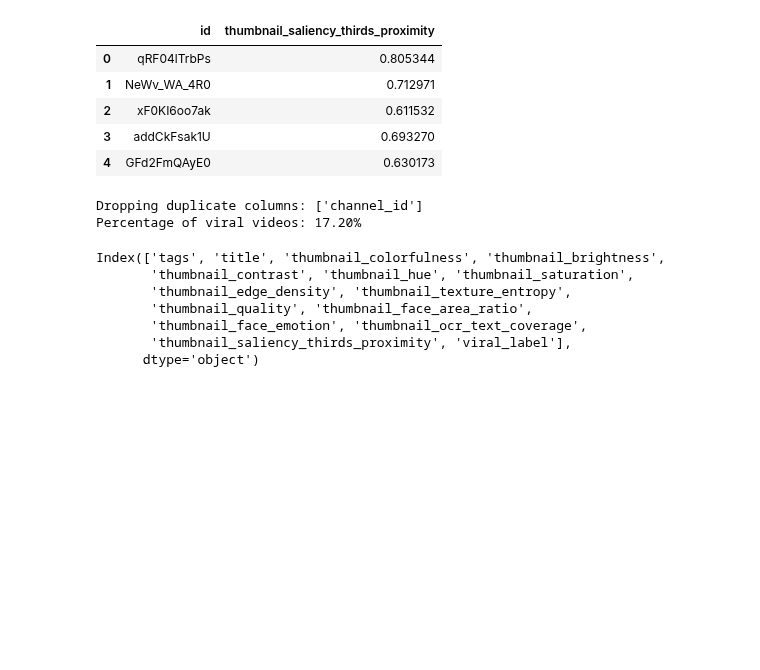
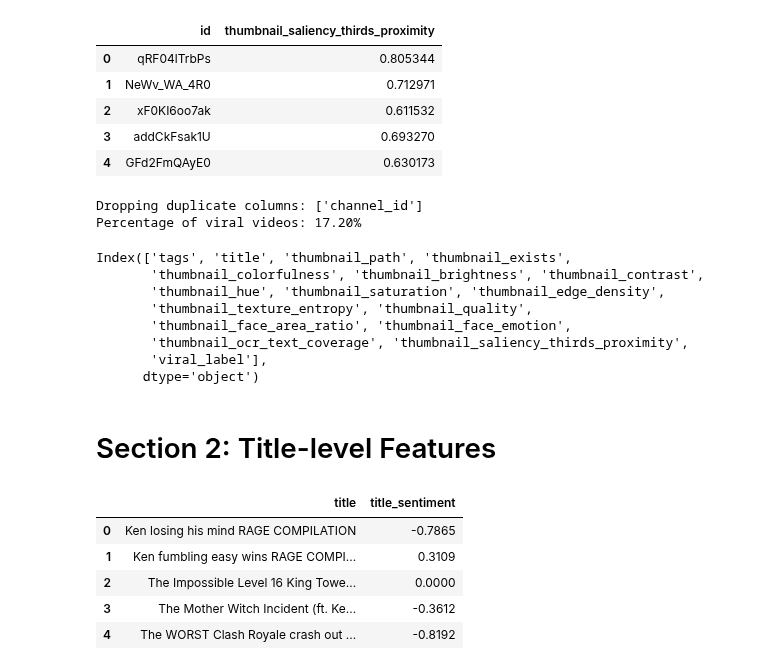
Before and after one commit to rithikkulkarni/Video-Virality, a Jupyter notebook: feature_v2.ipynb, the cells around one changed output. Drawn from its saved outputs; the diff is of its cells as text; code cells hidden in the pictures; blank space fills up the shorter version.

```diff
--- a/feature_v2.ipynb
+++ b/feature_v2.ipynb
@@ -44,5 +44,26 @@ def download_thumbnail(video_id):
         return None
 
 paths = [download_thumbnail(vid) for vid in video_ids]
+
+
+
+##### The below code creates a temporary thumbnail_path column that maps
+##### Each video for thumbnail referencing in cross-level features
+
+# Build a mapping from video_id -> local thumbnail path (only if file exists)
+path_map = {
+    str(vid): f"thumbnails/{vid}.jpg"
+    for vid in video_ids
+    if os.path.isfile(f"thumbnails/{vid}.jpg")
+}
+
+# Add paths to the DataFrame
+df["thumbnail_path"] = df["id"].astype(str).map(path_map)
+
+# Optional: quick sanity flag + count
+df["thumbnail_exists"] = df["thumbnail_path"].apply(
+    lambda p: isinstance(p, str) and os.path.isfile(p)
+)
+print("Thumbnails mapped for rows:", int(df["thumbnail_exists"].sum()), "/", len(df))
 # %% [output]
 Found 93 video IDs.
@@ -708,10 +730,43 @@ df.rename(columns={'snippet.tags': 'tags', 'snippet.localized.title': 'title'},
 ##### Sanity check + feature peek for next section
 df.columns
 # %% [output]
-Index(['tags', 'title', 'thumbnail_colorfulness', 'thumbnail_brightness',
-       'thumbnail_contrast', 'thumbnail_hue', 'thumbnail_saturation',
-       'thumbnail_edge_density', 'thumbnail_texture_entropy',
-       'thumbnail_quality', 'thumbnail_face_area_ratio',
-       'thumbnail_face_emotion', 'thumbnail_ocr_text_coverage',
-       'thumbnail_saliency_thirds_proximity', 'viral_label'],
+Index(['tags', 'title', 'thumbnail_path', 'thumbnail_exists',
+       'thumbnail_colorfulness', 'thumbnail_brightness', 'thumbnail_contrast',
+       'thumbnail_hue', 'thumbnail_saturation', 'thumbnail_edge_density',
+       'thumbnail_texture_entropy', 'thumbnail_quality',
+       'thumbnail_face_area_ratio', 'thumbnail_face_emotion',
+       'thumbnail_ocr_text_coverage', 'thumbnail_saliency_thirds_proximity',
+       'viral_label'],
       dtype='object')
+# %% [markdown]
+# Section 2: Title-level Features
+# %%
+##### Creates:
+# title_sentiment
+
+# Install and import VADER
+!pip install -q vaderSentiment
+from vaderSentiment.vaderSentiment import SentimentIntensityAnalyzer
+import numpy as np
+import pandas as pd
+
+# Initialize analyzer once
+_analyzer = SentimentIntensityAnalyzer()
+
+def vader_compound(text: str) -> float:
+    if not isinstance(text, str) or not text.strip():
+        return np.nan  # or 0.0 if you prefer neutral for missing
+    return _analyzer.polarity_scores(text)["compound"]
+
+# Compute and add the feature
+df["title_sentiment"] = df["title"].astype(str).map(vader_compound)
+
+# Feature preview
+df[["title", "title_sentiment"]].head()
+# %% [output]
+|  | title | title_sentiment |
+| 0 | Ken losing his mind RAGE COMPILATION | -0.7865 |
+| 1 | Ken fumbling easy wins RAGE COMPI... | 0.3109 |
+| 2 | The Impossible Level 16 King Towe... | 0.0000 |
+| 3 | The Mother Witch Incident (ft. Ke... | -0.3612 |
+| 4 | The WORST Clash Royale crash out ... | -0.8192 |
```
Also changed, not shown: parts of 11 cells of this notebook.
